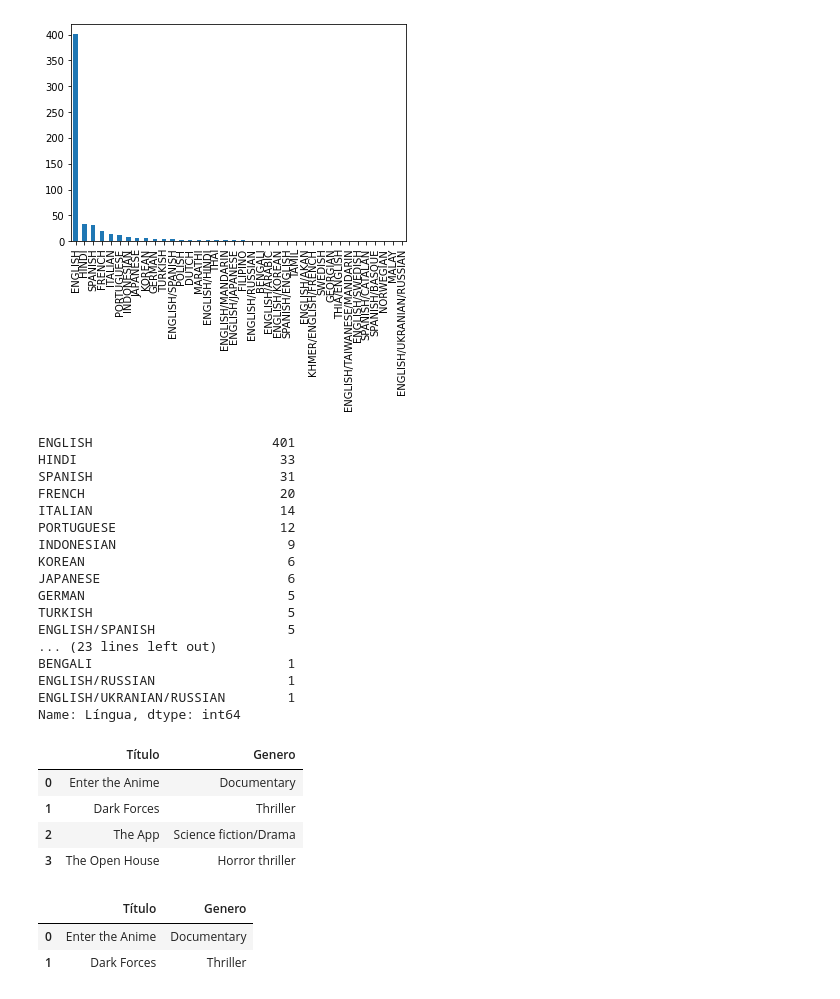
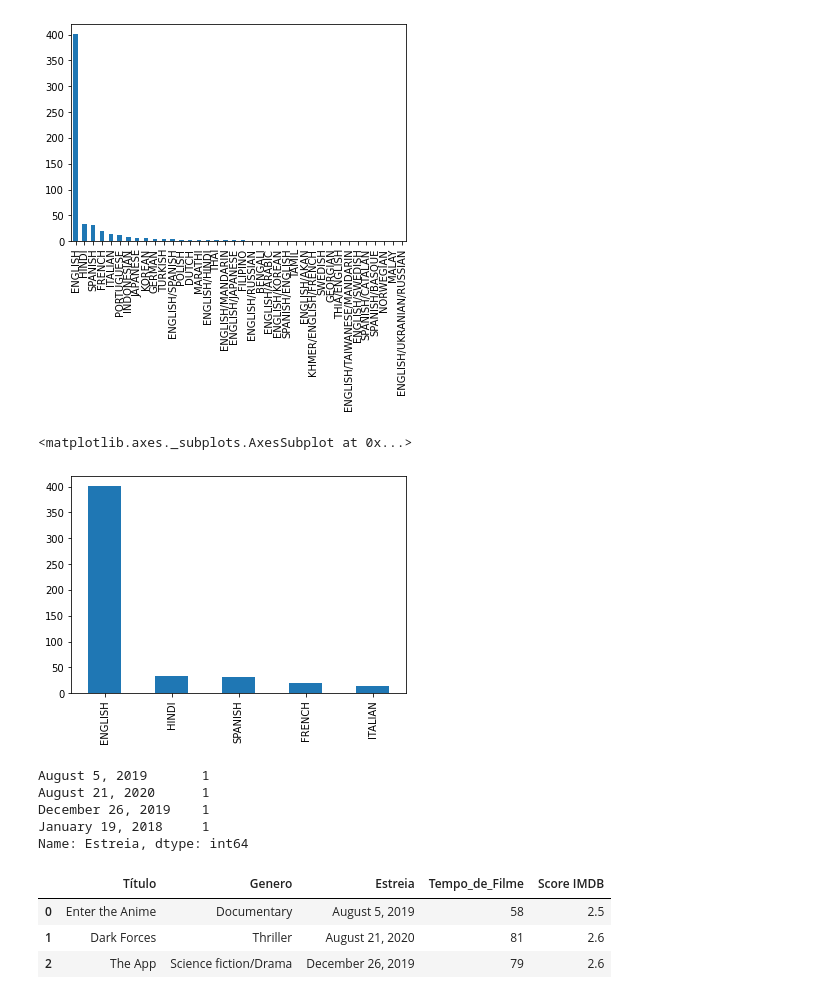
Before and after one commit to mcozono/TERA, a Jupyter notebook: 01 - Python/02 - Workshop Python 2/Workshop_Python_2.ipynb, the cells around one changed output. Saved outputs shown, nothing was run; the diff lists cells and outputs as text; code cells hidden in the pictures.

```diff
--- a/01 - Python/02 - Workshop Python 2/Workshop_Python_2.ipynb
+++ b/01 - Python/02 - Workshop Python 2/Workshop_Python_2.ipynb
@@ -863,8 +938,8 @@ len(lingua)
  'English/Akan' 'English/Ukranian/Russian']
 38
 # %%
-def transforma_para_minusculas(x):
+def transforma_para_maiuscula(x):
    return(str(x).upper())
 
 
-df['Língua'] = df['Língua'].apply(func = transforma_para_minusculas)
+df['Língua'] = df['Língua'].apply(func = transforma_para_maiuscula)
@@ -908,38 +975,26 @@ df['Língua'].value_counts().plot(kind='bar')
 <matplotlib.axes._subplots.AxesSubplot at 0x...>
 [figure]
 # %%
-df['Língua'].value_counts().sort_values(ascending = False)
+df['Língua'].value_counts().head(n=5).sort_values(ascending = False).plot(kind='bar')
 # %% [output]
-ENGLISH                       401
-HINDI                          33
-SPANISH                        31
-FRENCH                         20
-ITALIAN                        14
-PORTUGUESE                     12
-INDONESIAN                      9
-KOREAN                          6
-JAPANESE                        6
-GERMAN                          5
-TURKISH                         5
-ENGLISH/SPANISH                 5
-... (23 lines left out)
-BENGALI                         1
-ENGLISH/RUSSIAN                 1
-ENGLISH/UKRANIAN/RUSSIAN        1
-Name: Língua, dtype: int64
+<matplotlib.axes._subplots.AxesSubplot at 0x...>
+[figure, added]
 # %%
 
-df.loc[0:3,'Título':'Genero'] #nr indice,iniico coluna : fim_coluna
+df1 = df.loc[0:3,'Título':'Estreia'] #nr indice,iniico coluna : fim_coluna
+
+df1['Estreia'].value_counts()
 # %% [output]
-|  | Título | Genero |
-| 0 | Enter the Anime | Documentary |
-| 1 | Dark Forces | Thriller |
-| 2 | The App | Science fiction/Drama |
-| 3 | The Open House | Horror thriller |
+August 5, 2019       1
+August 21, 2020      1
+December 26, 2019    1
+January 19, 2018     1
+Name: Estreia, dtype: int64
 # %%
-df.iloc[0:2,0:2] #exibe por índice
+df.iloc[0:3,0:5] #exibe por índice
 # %% [output]
-|  | Título | Genero |
-| 0 | Enter the Anime | Documentary |
-| 1 | Dark Forces | Thriller |
+|  | Título | Genero | Estreia | Tempo_de_Filme | Score IMDB |
+| 0 | Enter the Anime | Documentary | August 5, 2019 | 58 | 2.5 |
+| 1 | Dark Forces | Thriller | August 21, 2020 | 81 | 2.6 |
+| 2 | The App | Science fiction/Drama | December 26, 2019 | 79 | 2.6 |
 # %%
```
Also changed, not shown: parts of 17 cells of this notebook.
